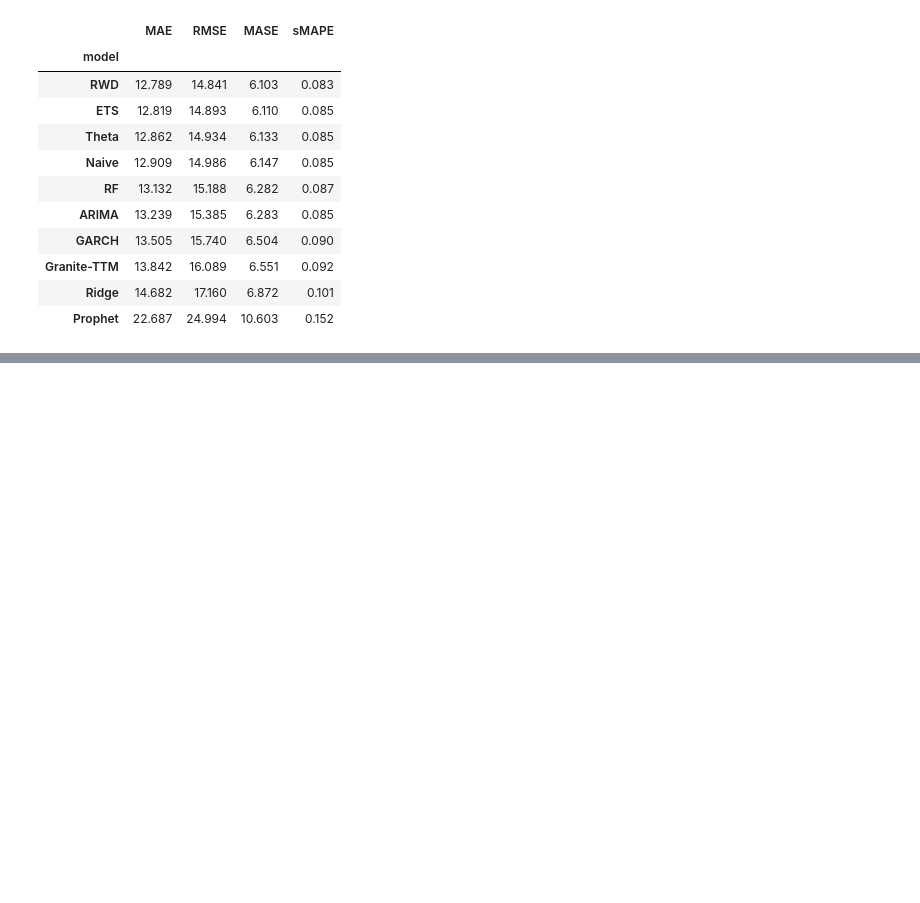
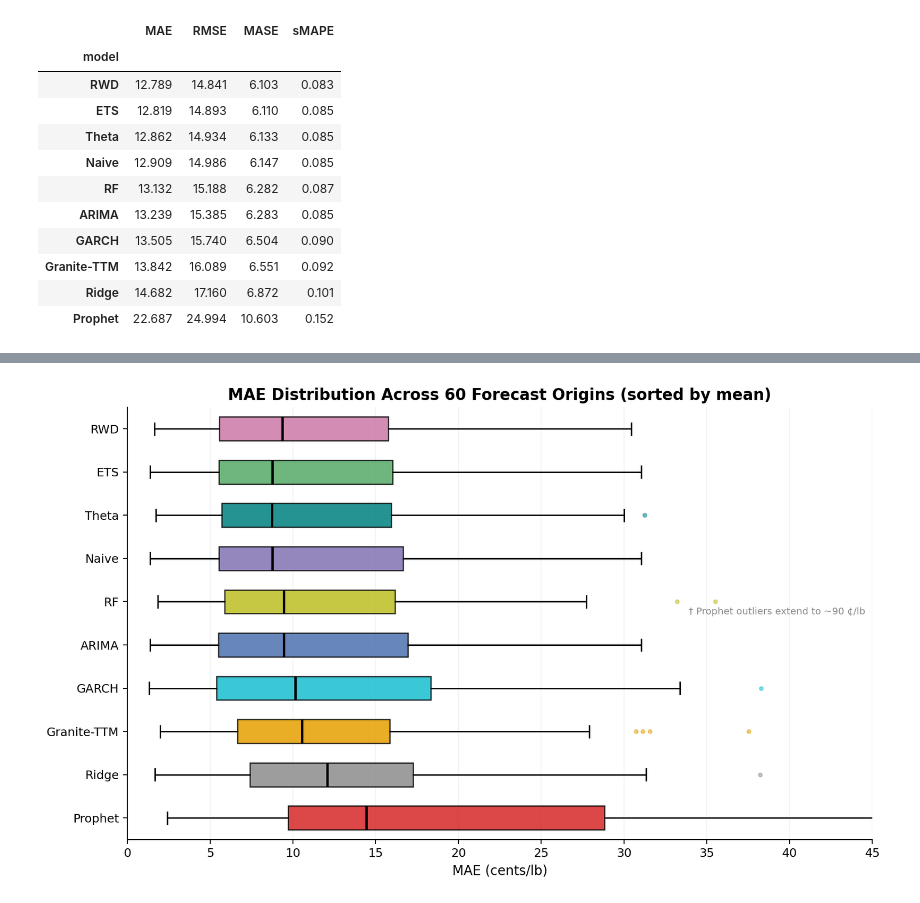
Before and after one commit to F5F0A0/coffee-futures-forecasting-model, a Jupyter notebook: notebooks/01_backtest_run.ipynb, the cells around one changed output, grey strips where cells are left out. Cells and saved outputs as stored; diff of their text form; code cells hidden in the pictures; blank space fills up the shorter version.

```diff
--- a/notebooks/01_backtest_run.ipynb
+++ b/notebooks/01_backtest_run.ipynb
@@ -457,0 +614,56 @@ leaderboard.round(3)
+# %%
+results_60 = summary[summary["scale"] == 60]
+order = (
+    results_60.groupby("model")["MAE"]
+    .mean()
+    .sort_values(ascending=False)
+    .index.tolist()
+)
+data = [results_60[results_60["model"] == m]["MAE"].values for m in order]
+
+fig, ax = plt.subplots(figsize=(10, 6), dpi=180)
+bp = ax.boxplot(
+    data,
+    vert=False,
+    patch_artist=True,
+    medianprops=dict(color="black", linewidth=2),
+    whiskerprops=dict(linewidth=1.2),
+    capprops=dict(linewidth=1.2),
+    flierprops=dict(marker="o", markersize=3, alpha=0.5),
+    widths=0.55,
+)
+for patch, name in zip(bp["boxes"], order):
+    patch.set_facecolor(COLOR_MAP.get(name, "#666666"))
+    patch.set_alpha(0.85)
+for flier, name in zip(bp["fliers"], order):
+    flier.set_markerfacecolor(COLOR_MAP.get(name, "#666666"))
+    flier.set_markeredgecolor(COLOR_MAP.get(name, "#666666"))
+
+ax.set_xlim(0, 45)
+ax.annotate(
+    "† Prophet outliers extend to ~90 ¢/lb",
+    xy=(45, 0.5),
+    xycoords=("data", "axes fraction"),
+    ha="right",
+    va="bottom",
+    fontsize=8,
+    color="#888",
+    xytext=(-6, 6),
+    textcoords="offset points",
+)
+
+ax.set_yticklabels(order, fontsize=10)
+ax.set_title(
+    "MAE Distribution Across 60 Forecast Origins (sorted by mean)",
+    fontsize=13,
+    weight="semibold",
+)
+ax.set_xlabel("MAE (cents/lb)", fontsize=11)
+ax.grid(True, axis="x", alpha=0.15)
+ax.spines["top"].set_visible(False)
+ax.spines["right"].set_visible(False)
+fig.tight_layout()
+fig.savefig(FIG_DIR / "model_comparison_60.png", dpi=300, bbox_inches="tight")
+plt.show()
+# %% [output]
+[figure, added]
```
Also changed, not shown: parts of 23 cells of this notebook, 17 other files.
